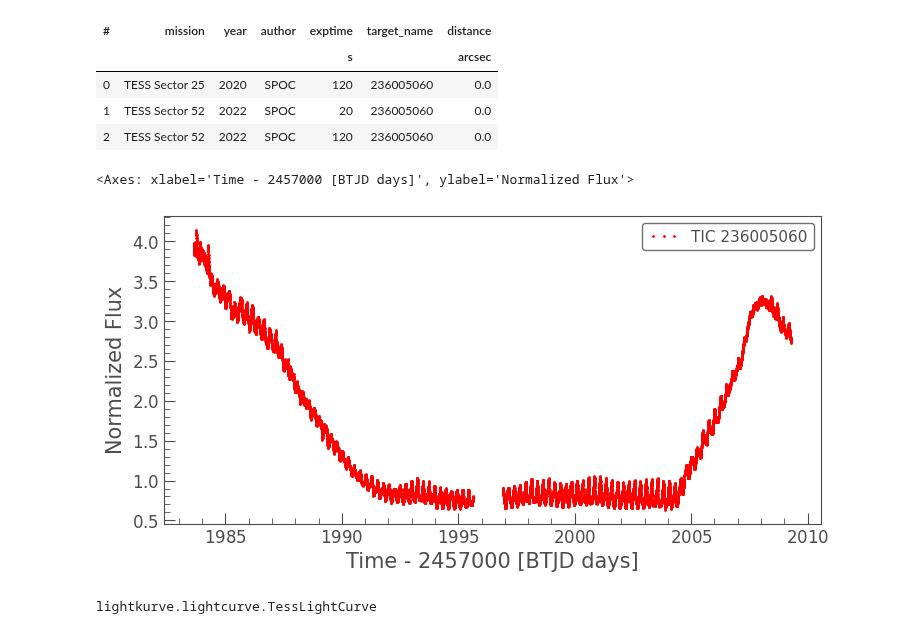
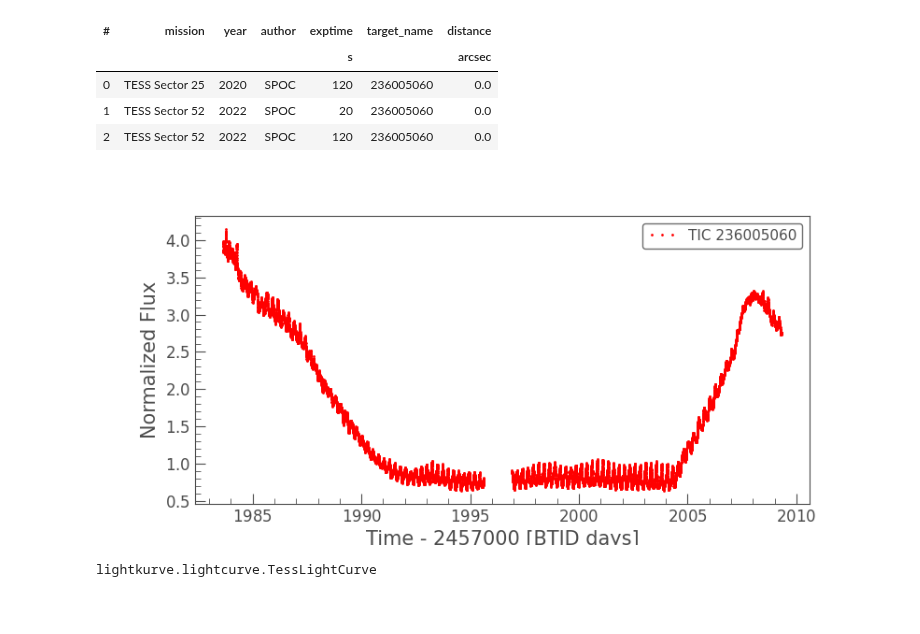
Before and after one commit to katerickels/CV-Analyzer, a Jupyter notebook: Old Data/Eclipsing CVs/Light Curve and Periodogram of an Eclipsing CVs.ipynb, the cells around one changed output. Cells and saved outputs as stored; diff of their text form; code cells hidden in the pictures; blank space fills up the shorter version.

```diff
--- a/Old Data/Eclipsing CVs/Light Curve and Periodogram of an Eclipsing CVs.ipynb
+++ b/Old Data/Eclipsing CVs/Light Curve and Periodogram of an Eclipsing CVs.ipynb
@@ -29,14 +30,15 @@ SearchResult containing 3 data products.
 # %%
 import matplotlib.pyplot as plt
 
 data = data_all[0]
 
 lc = data.download_all().stitch()
 
-lc.plot(linewidth = 0, marker = '.', color = 'r')
+p = lc.plot(linewidth = 0, marker = '.', color = 'r')
+
+plt.show()
 # %% [output]
-<Axes: xlabel='Time - 2457000 [BTJD days]', ylabel='Normalized Flux'>
-[figure, old version]
+[figure, new version]
 # %%
 type(lc)
 # %% [output]
```
Also changed, not shown: parts of 2 cells of this notebook.
